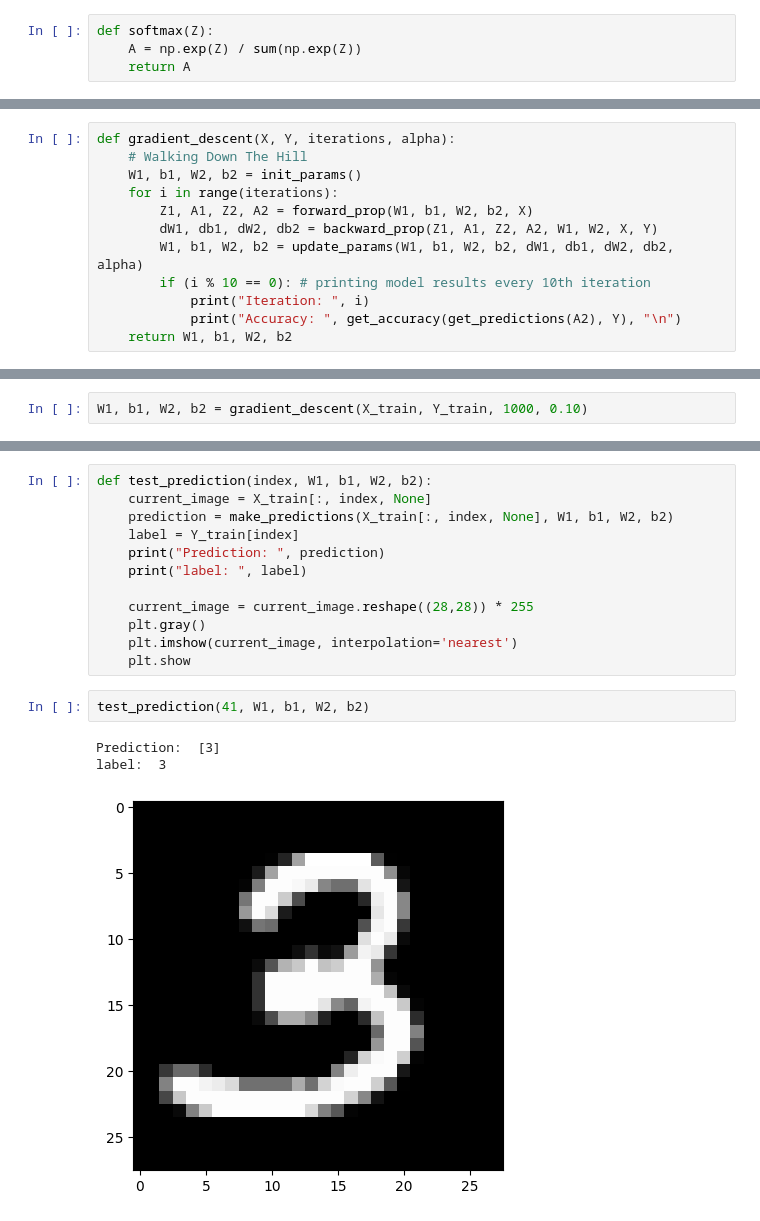
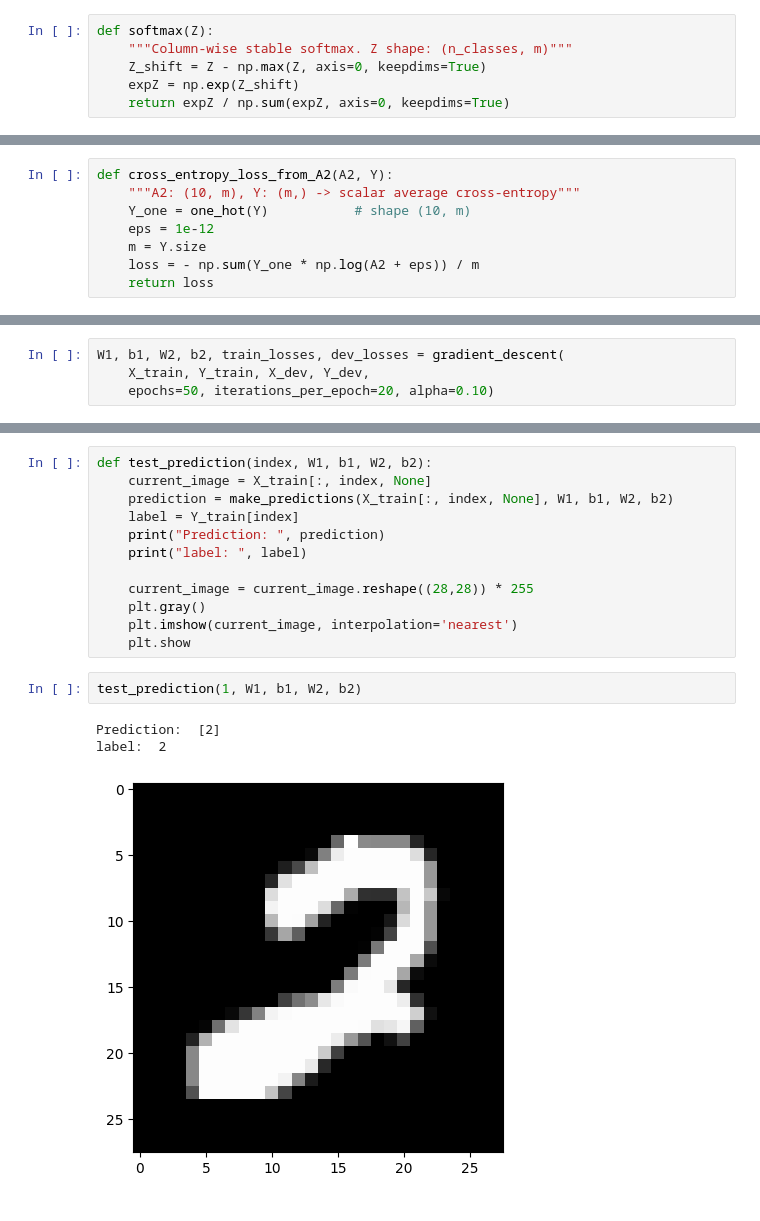
Before and after one commit to ImanHeshmat/handwritten-digit-pure-numpy-neural-network, a Jupyter notebook: notebooks/handwritten-digit-nn-pure-numpy.ipynb, the cells around one changed output, grey strips where cells are left out. Saved outputs shown, nothing was run; the diff lists cells and outputs as text.

```diff
--- a/notebooks/handwritten-digit-nn-pure-numpy.ipynb
+++ b/notebooks/handwritten-digit-nn-pure-numpy.ipynb
@@ -167,8 +168,10 @@ def ReLU(Z):
     return np.maximum(Z, 0)
 # %%
 def softmax(Z):
-    A = np.exp(Z) / sum(np.exp(Z))
-    return A
+    """Column-wise stable softmax. Z shape: (n_classes, m)"""
+    Z_shift = Z - np.max(Z, axis=0, keepdims=True)
+    expZ = np.exp(Z_shift)
+    return expZ / np.sum(expZ, axis=0, keepdims=True)
 # %%
 def forward_prop(W1, b1, W2, b2, X):
     Z1 = W1.dot(X) + b1
@@ -215,14 +218,10 @@ def get_accuracy(predictions, Y):
     print(predictions, Y) #pring model output Ys and Y_hat (real Ys)
     return np.sum(predictions == Y) / Y.size
 # %%
-def gradient_descent(X, Y, iterations, alpha):
-    # Walking Down The Hill
-    W1, b1, W2, b2 = init_params()
-    for i in range(iterations):
-        Z1, A1, Z2, A2 = forward_prop(W1, b1, W2, b2, X)
-        dW1, db1, dW2, db2 = backward_prop(Z1, A1, Z2, A2, W1, W2, X, Y)
-        W1, b1, W2, b2 = update_params(W1, b1, W2, b2, dW1, db1, dW2, db2, alpha)
-        if (i % 10 == 0): # printing model results every 10th iteration
-            print("Iteration: ", i)
-            print("Accuracy: ", get_accuracy(get_predictions(A2), Y), "\n")
-    return W1, b1, W2, b2
+def cross_entropy_loss_from_A2(A2, Y):
+    """A2: (10, m), Y: (m,) -> scalar average cross-entropy"""
+    Y_one = one_hot(Y)           # shape (10, m)
+    eps = 1e-12
+    m = Y.size
+    loss = - np.sum(Y_one * np.log(A2 + eps)) / m
+    return loss
@@ -229,5 +293,7 @@ def gradient_descent(X, Y, iterations, alpha):
 # %% [markdown]
 #### Let's Train
 # %%
-W1, b1, W2, b2 = gradient_descent(X_train, Y_train, 1000, 0.10)
+W1, b1, W2, b2, train_losses, dev_losses = gradient_descent(
+    X_train, Y_train, X_dev, Y_dev,
+    epochs=50, iterations_per_epoch=20, alpha=0.10)
 # %% [output]
@@ -299,8 +366,8 @@ def test_prediction(index, W1, b1, W2, b2):
     plt.imshow(current_image, interpolation='nearest')
     plt.show
 # %%
-test_prediction(41, W1, b1, W2, b2)
+test_prediction(1, W1, b1, W2, b2)
 # %% [output]
-Prediction:  [3]
-label:  3
+Prediction:  [2]
+label:  2
-[figure, old version]
+[figure, new version]
```
Also changed, not shown: parts of 8 cells of this notebook, 6 other files.
